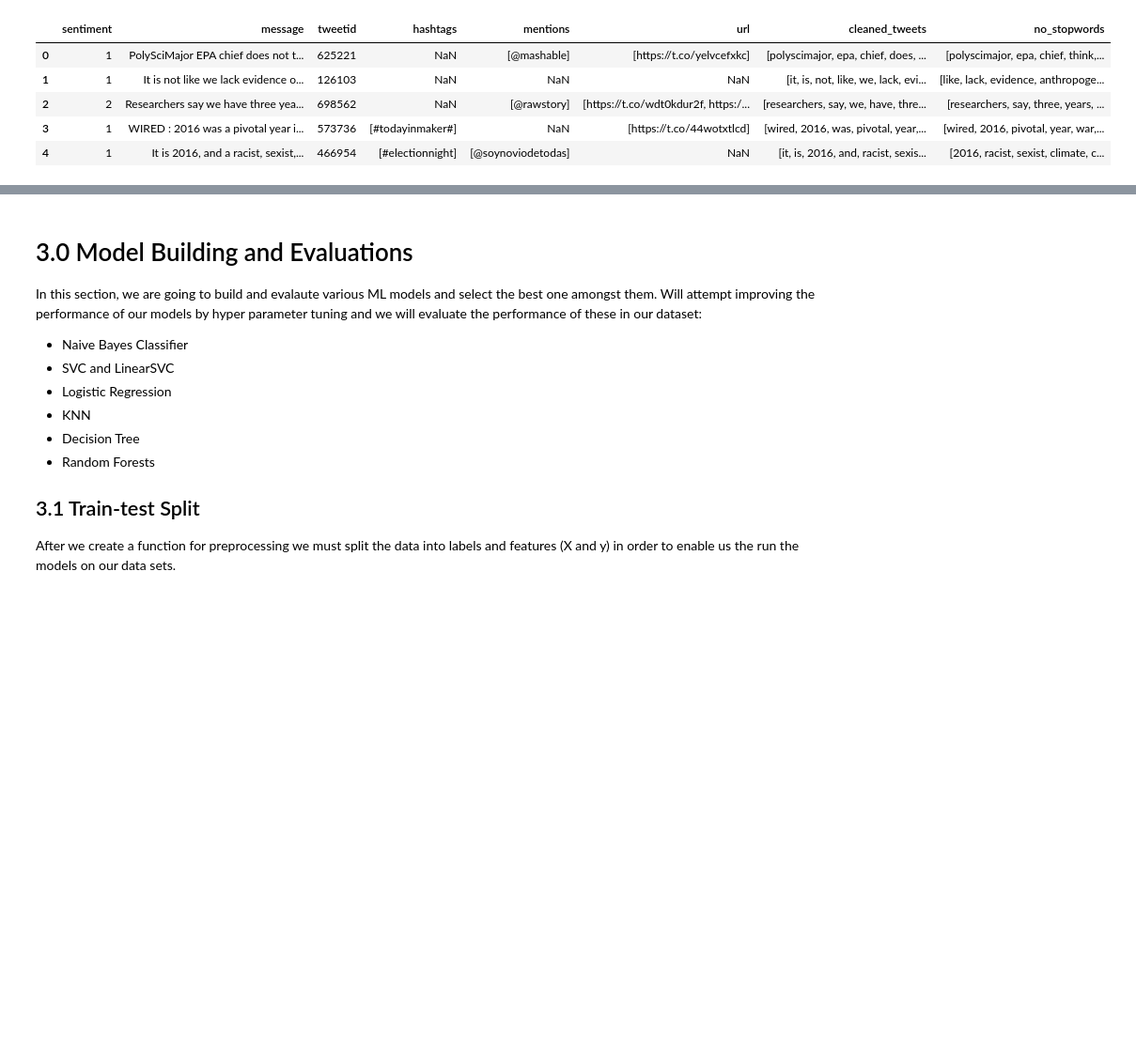
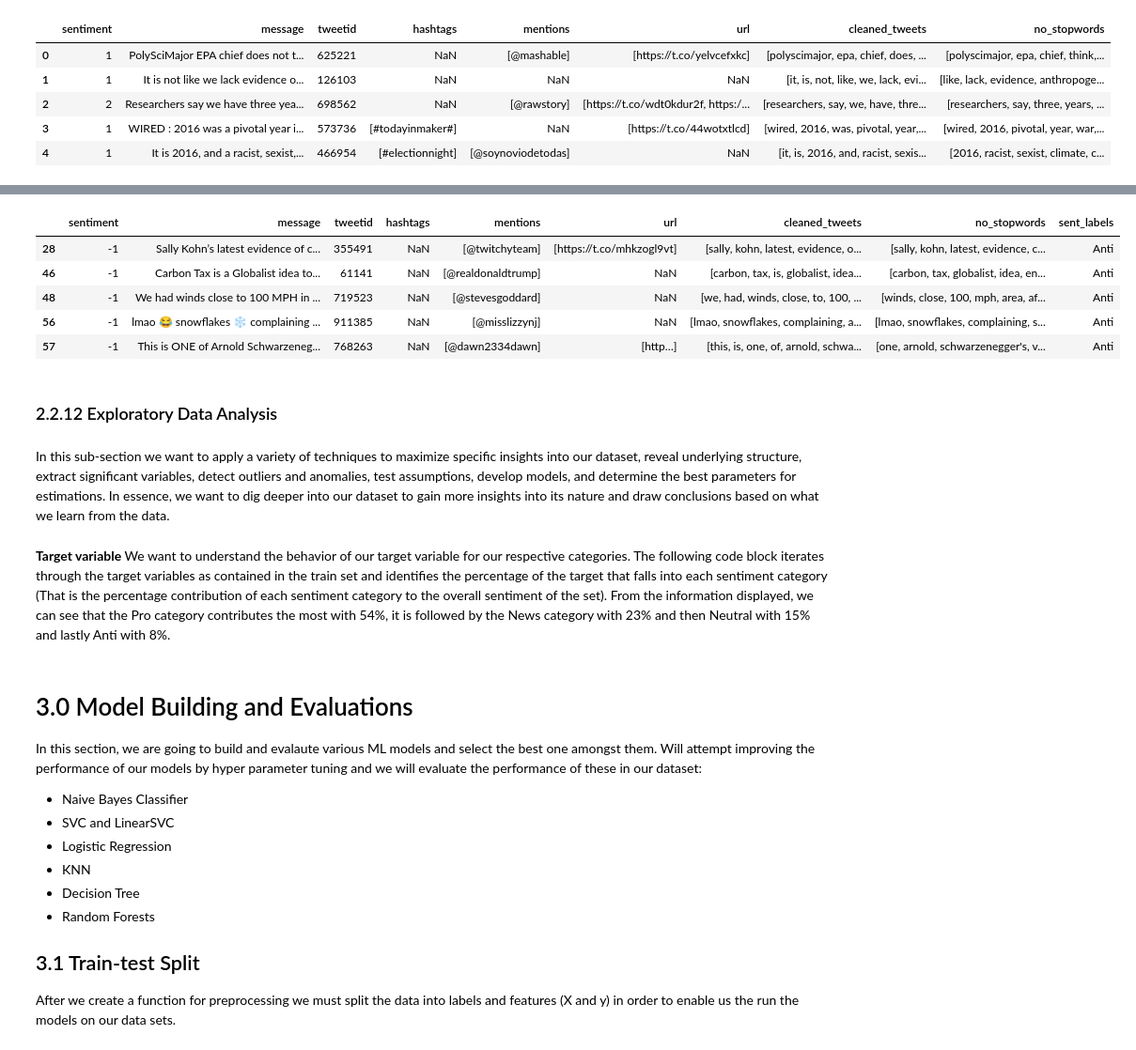
Before and after one commit to okonp07/Team-jm3-Advanced-Classification-Notebook, a Jupyter notebook: Global_warming-Climate_Change_Sentiment_Analysis_Team-jm-3_Base_Jupyter_file.ipynb, the cells around one changed output, grey strips where cells are left out. Shown: that part at 94% size. Cells and saved outputs as stored; diff of their text form; code cells hidden in the pictures; blank space fills up the shorter version.

```diff
--- a/Global_warming-Climate_Change_Sentiment_Analysis_Team-jm-3_Base_Jupyter_file.ipynb
+++ b/Global_warming-Climate_Change_Sentiment_Analysis_Team-jm-3_Base_Jupyter_file.ipynb
@@ -768,3 +685,19 @@ time: 15 ms (started: 2022-06-21 14:45:05 +01:00)
+# %%
+anti_df.head()
+# %% [output]
+|  | sentiment | message | tweetid | hashtags | mentions | url | cleaned_tweets | no_stopwords | sent_labels |
+| 28 | -1 | Sally Kohn’s latest evidence of c... | 355491 | NaN | [@twitchyteam] | [https://t.co/mhkzogl9vt] | [sally, kohn, latest, evidence, o... | [sally, kohn, latest, evidence, c... | Anti |
+| 46 | -1 | Carbon Tax is a Globalist idea to... | 61141 | NaN | [@realdonaldtrump] | NaN | [carbon, tax, is, globalist, idea... | [carbon, tax, globalist, idea, en... | Anti |
+| 48 | -1 | We had winds close to 100 MPH in ... | 719523 | NaN | [@stevesgoddard] | NaN | [we, had, winds, close, to, 100, ... | [winds, close, 100, mph, area, af... | Anti |
+| 56 | -1 | lmao 😂 snowflakes ❄️ complaining ... | 911385 | NaN | [@misslizzynj] | NaN | [lmao, snowflakes, complaining, a... | [lmao, snowflakes, complaining, s... | Anti |
+| 57 | -1 | This is ONE of Arnold Schwarzeneg... | 768263 | NaN | [@dawn2334dawn] | [http…] | [this, is, one, of, arnold, schwa... | [one, arnold, schwarzenegger's, v... | Anti |
+# %% [markdown]
+ ### 2.2.12 Exploratory Data Analysis
+# %% [markdown]
+In this sub-section we want to apply a variety of techniques to maximize specific insights into our dataset, reveal underlying structure, extract significant variables, detect outliers and anomalies, test assumptions, develop models, and determine the best parameters for estimations. In essence, we want to dig deeper into our dataset to gain more insights into its nature and draw conclusions based on what we learn from the data.
+# %% [markdown]
+**Target variable**
+We want to understand the behavior of our target variable for our respective categories. The following code block iterates through the target variables as contained in the train set and identifies the percentage of the target that falls into each sentiment category (That is the percentage contribution of each sentiment category to the overall sentiment of the set). From the information displayed, we can see that the Pro category contributes the most with 54%, it is followed by the News category with 23% and then Neutral with 15% and lastly Anti with 8%.
 # %% [markdown]
 <a id="three"></a>
 # 3.0 Model Building and Evaluations
```
Also changed, not shown: parts of 24 cells of this notebook.
